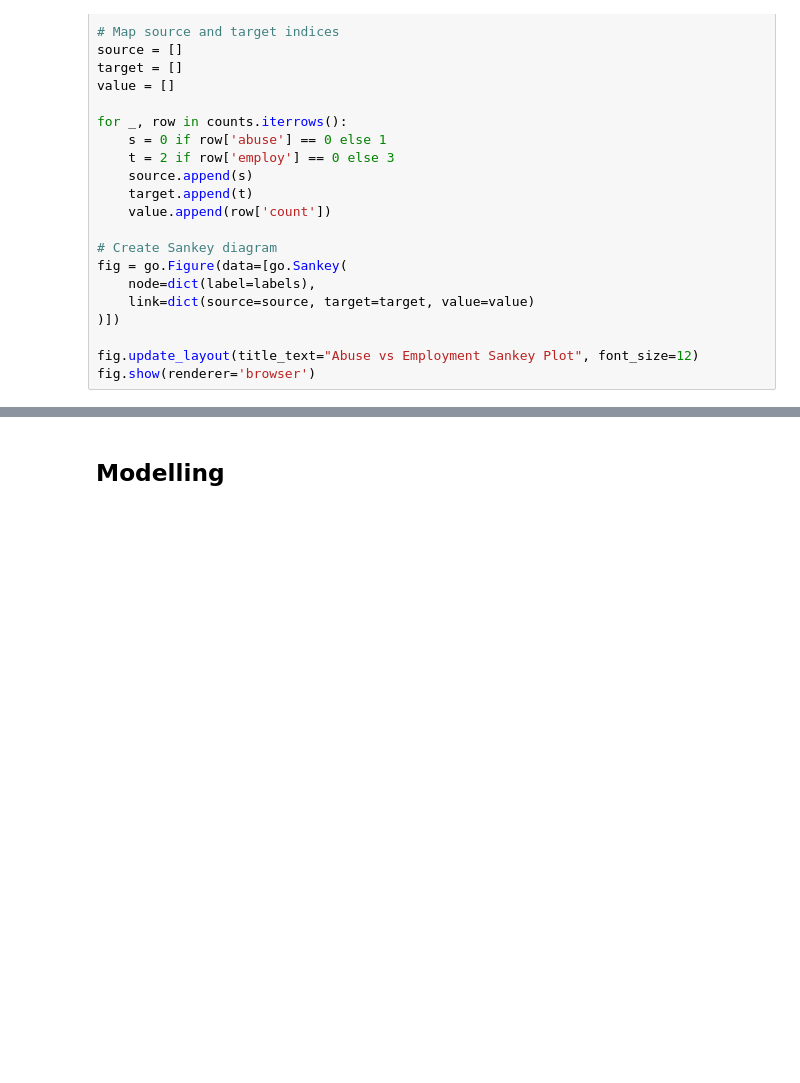
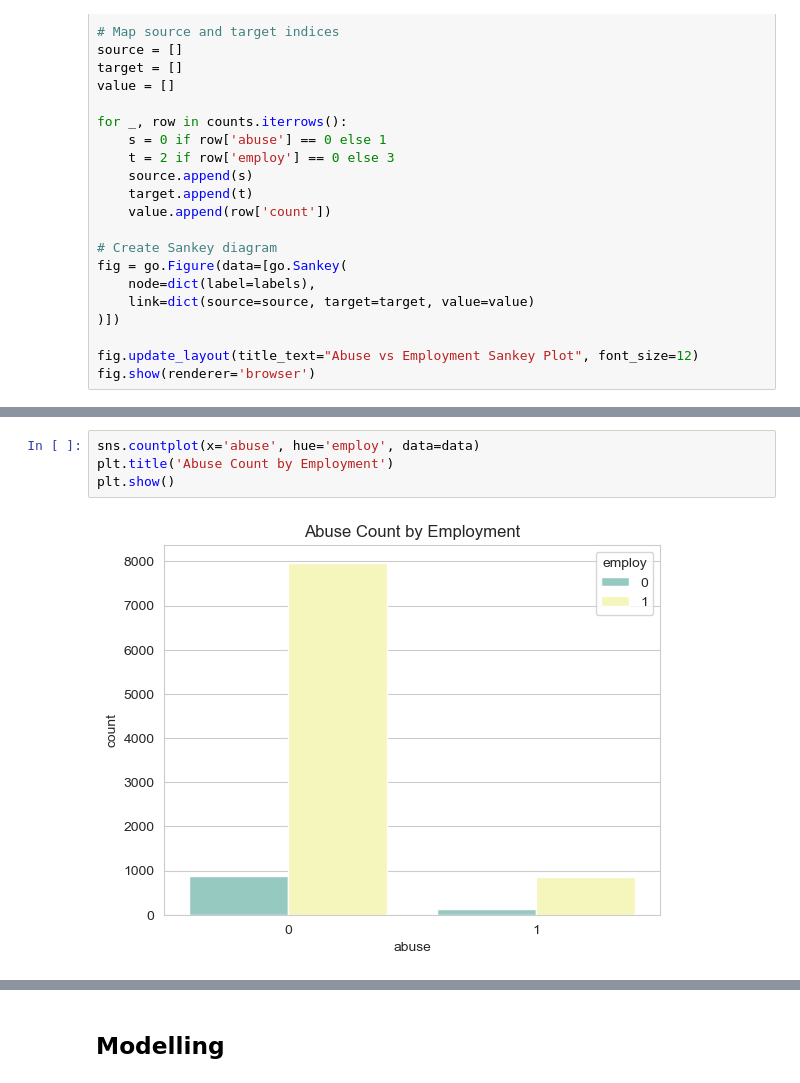
Before and after one commit to RPChinhara/alcohol_abuse_employment, a Jupyter notebook: main.ipynb, the cells around one changed output, grey strips where cells are left out. Drawn from its saved outputs; the diff is of its cells as text; blank space fills up the shorter version.

```diff
--- a/main.ipynb
+++ b/main.ipynb
@@ -70,0 +77,6 @@ plt.show()
+# %%
+sns.countplot(x='abuse', hue='employ', data=data)
+plt.title('Abuse Count by Employment')
+plt.show()
+# %% [output]
+[figure, added]
```
Also changed, not shown: parts of 21 cells of this notebook.
